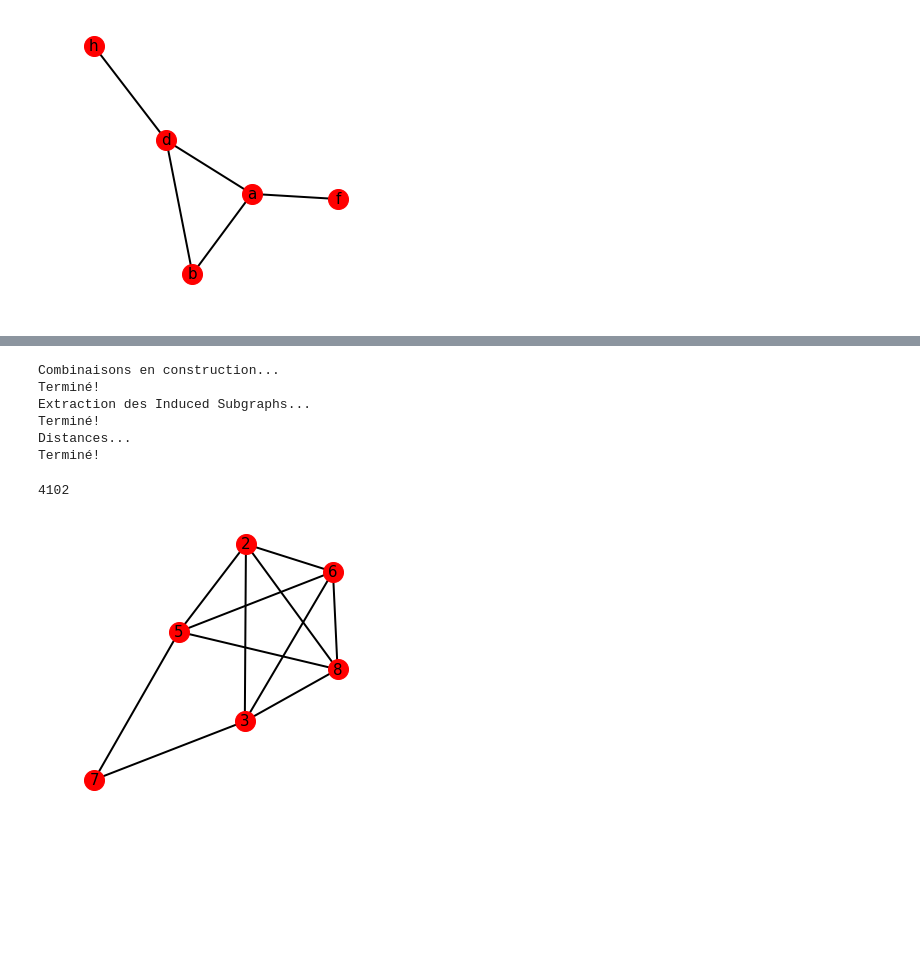
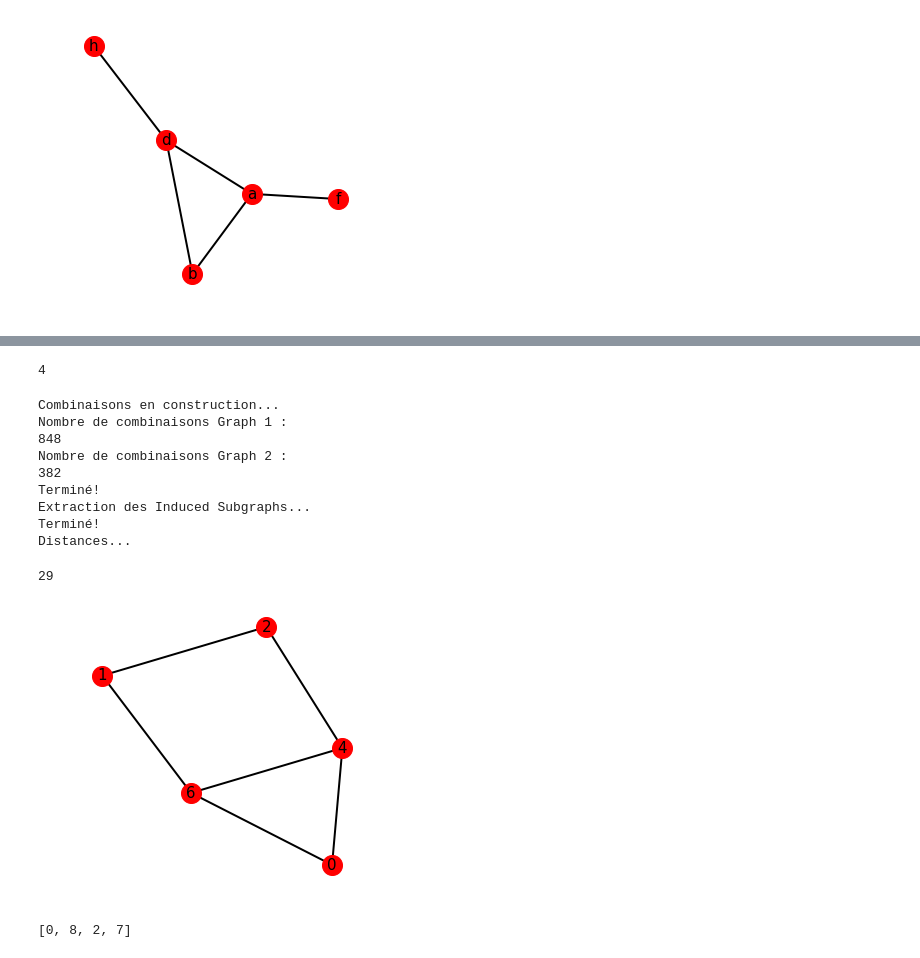
Before and after one commit to AleksMa/Python_Maximum_Common_Induced_Subgraph, a Jupyter notebook: demo.ipynb, the cells around one changed output, grey strips where cells are left out. Cells and saved outputs as stored; diff of their text form; code cells hidden in the pictures; blank space fills up the shorter version.

```diff
--- a/demo.ipynb
+++ b/demo.ipynb
@@ -139,17 +139,26 @@ display_nxgraph(M2)
+# %%
+nodesInMaxClique = len(longest_list_in_a_list(list(nx.find_cliques(M))))
+nodesInMaxClique2 = len(longest_list_in_a_list(list(nx.find_cliques(M2))))
+print(min(nodesInMaxClique,nodesInMaxClique2))
+# %% [output]
+4
 # %%
-communs = mcs(M,M2)
+communs = mcs(M,M2,4)
 # %% [output]
 Combinaisons en construction...
+Nombre de combinaisons Graph 1 :
+848
+Nombre de combinaisons Graph 2 :
+382
 Terminé!
 Extraction des Induced Subgraphs...
 Terminé!
 Distances...
-Terminé!
 # %%
 len(communs)
 # %% [output]
-4102
+29
 # %%
-display_nxgraph(communs[4101][1])
+display_nxgraph(communs[0][0])
 # %% [output]
-[figure, old version]
+[figure, new version]
@@ -155,0 +167,4 @@ display_nxgraph(communs[4101][1])
+# %%
+nodesInMaxClique
+# %% [output]
+[0, 8, 2, 7]
```
Also changed, not shown: parts of 2 cells of this notebook, 1 other file.
